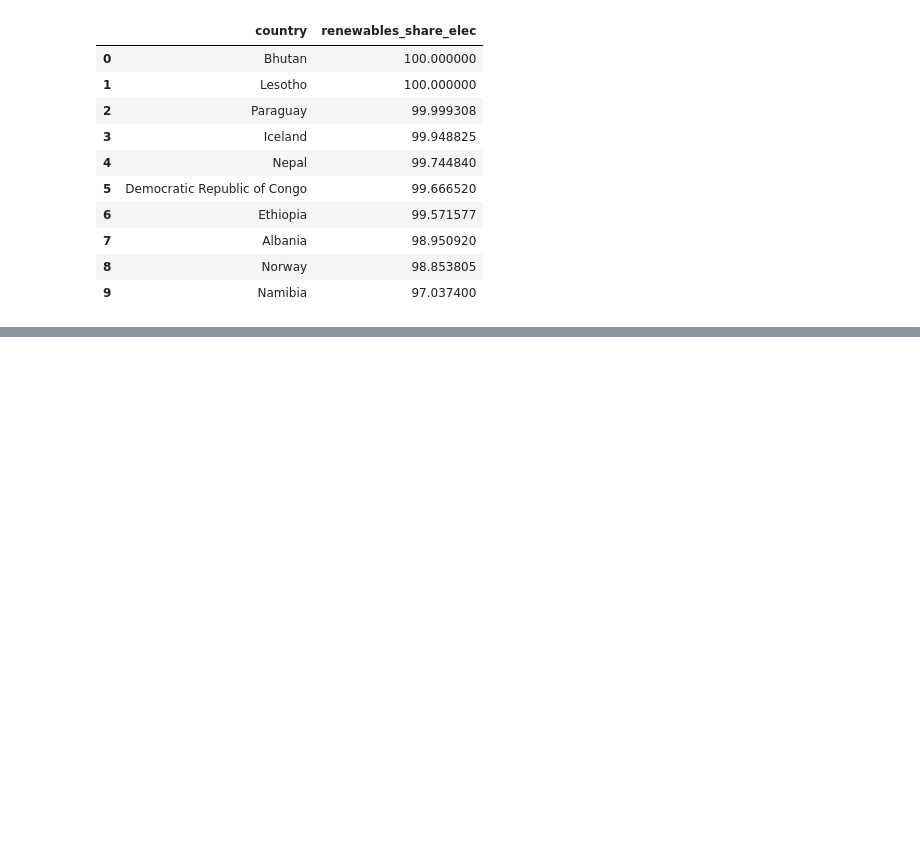
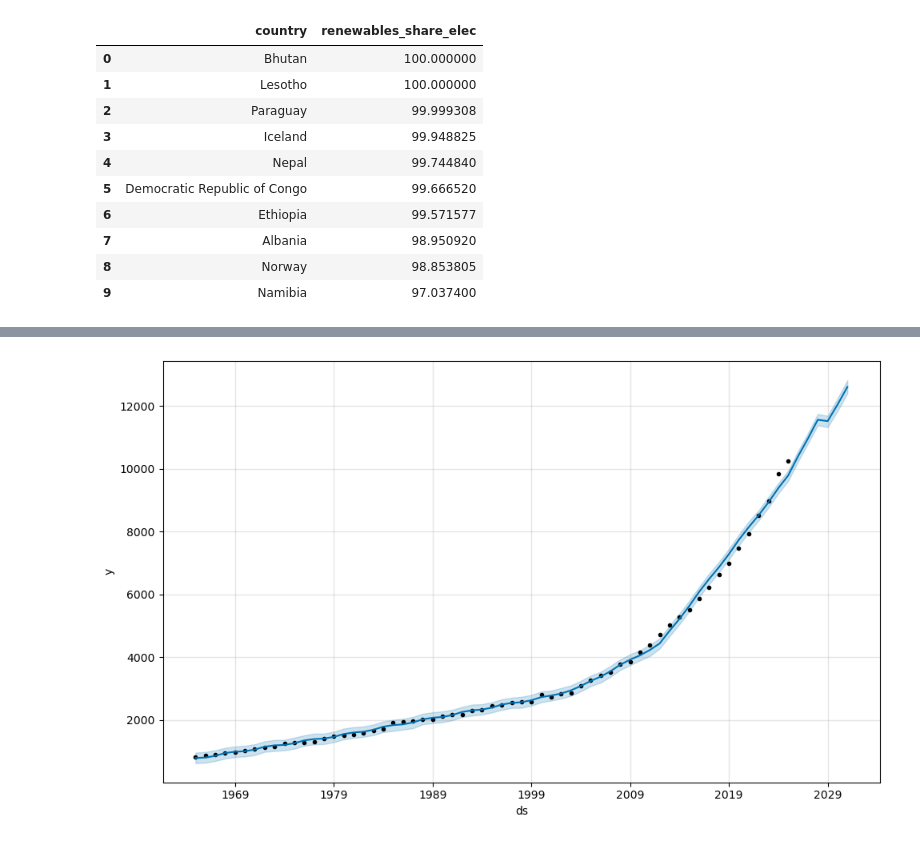
Before and after one commit to OmRajput06/Renewable-Energy-Adoption-Tracker, a Jupyter notebook: notebooks/EDA.ipynb, the cells around one changed output, grey strips where cells are left out. Saved outputs shown, nothing was run; the diff lists cells and outputs as text; code cells hidden in the pictures; blank space fills up the shorter version.

Commit message:
Implement renewable energy forecasting using Prophet

```diff
--- a/notebooks/EDA.ipynb
+++ b/notebooks/EDA.ipynb
@@ -465,0 +511,6 @@ fig.show()
+# %%
+from prophet import Prophet
+
+model = Prophet()
+# %%
+model.fit(forecast_df)
@@ -465,0 +521,7 @@ fig.show()
+# %%
+future = model.make_future_dataframe(
+    periods=6,
+    freq="YE"
+)
+
+future.tail()
@@ -465,0 +535,2 @@ fig.show()
+# %%
+forecast = model.predict(future)
@@ -465,0 +551,4 @@ fig.show()
+# %%
+fig = model.plot(forecast)
+# %% [output]
+[figure, added]
```
Also changed, not shown: parts of 10 cells of this notebook, 1 other file.
